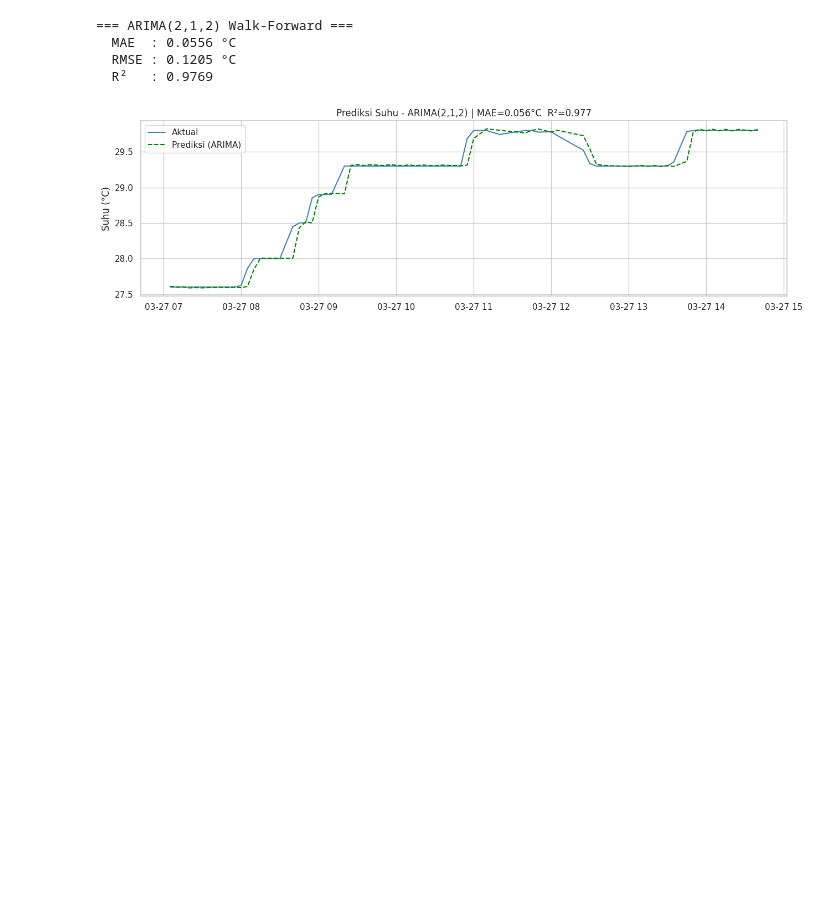
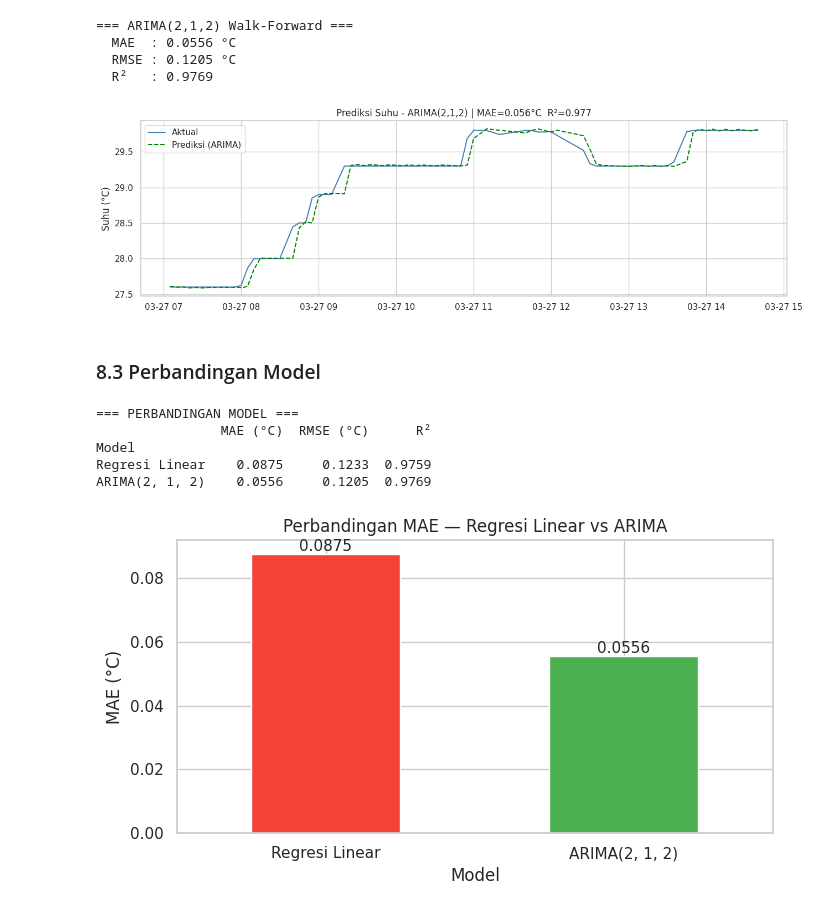
Before and after one commit to delafajarmulia/suhu-detector-ai, a Jupyter notebook: weather_analysis_1.ipynb, the cells around one changed output. Saved outputs shown, nothing was run; the diff lists cells and outputs as text; code cells hidden in the pictures; blank space fills up the shorter version.

Commit message:
add: comparison model

```diff
--- a/weather_analysis_1.ipynb
+++ b/weather_analysis_1.ipynb
@@ -727,3 +727,32 @@ Fitting ARIMA walk-forward... harap tunggu sebentar
   RMSE : 0.1205 °C
   R²   : 0.9769
 [figure]
+# %% [markdown]
+### 8.3 Perbandingan Model
+# %%
+comparison = pd.DataFrame({
+    'Model'     : ['Regresi Linear', 'ARIMA(2, 1, 2)'],
+    'MAE (°C)'  : [mae_lr, mae_ar],
+    'RMSE (°C)' : [rmse_lr, rmse_ar],
+    'R\u00b2'    : [r2_lr, r2_ar],
+})
+comparison = comparison.set_index('Model')
+print('=== PERBANDINGAN MODEL ===')
+print(comparison.round(4))
+
+fig, ax = plt.subplots(figsize=(7, 4))
+comparison['MAE (°C)'].plot(kind='bar', ax=ax, color=['#F44336','#4CAF50'], rot=0, edgecolor='white')
+ax.set_title('Perbandingan MAE — Regresi Linear vs ARIMA')
+ax.set_ylabel('MAE (°C)')
+for p in ax.patches:
+    ax.annotate(f'{p.get_height():.4f}', (p.get_x() + p.get_width()/2, p.get_height()),
+                ha='center', va='bottom')
+plt.tight_layout()
+plt.show()
+# %% [output]
+=== PERBANDINGAN MODEL ===
+                MAE (°C)  RMSE (°C)      R²
+Model
+Regresi Linear    0.0875     0.1233  0.9759
+ARIMA(2, 1, 2)    0.0556     0.1205  0.9769
+[figure, added]
```
